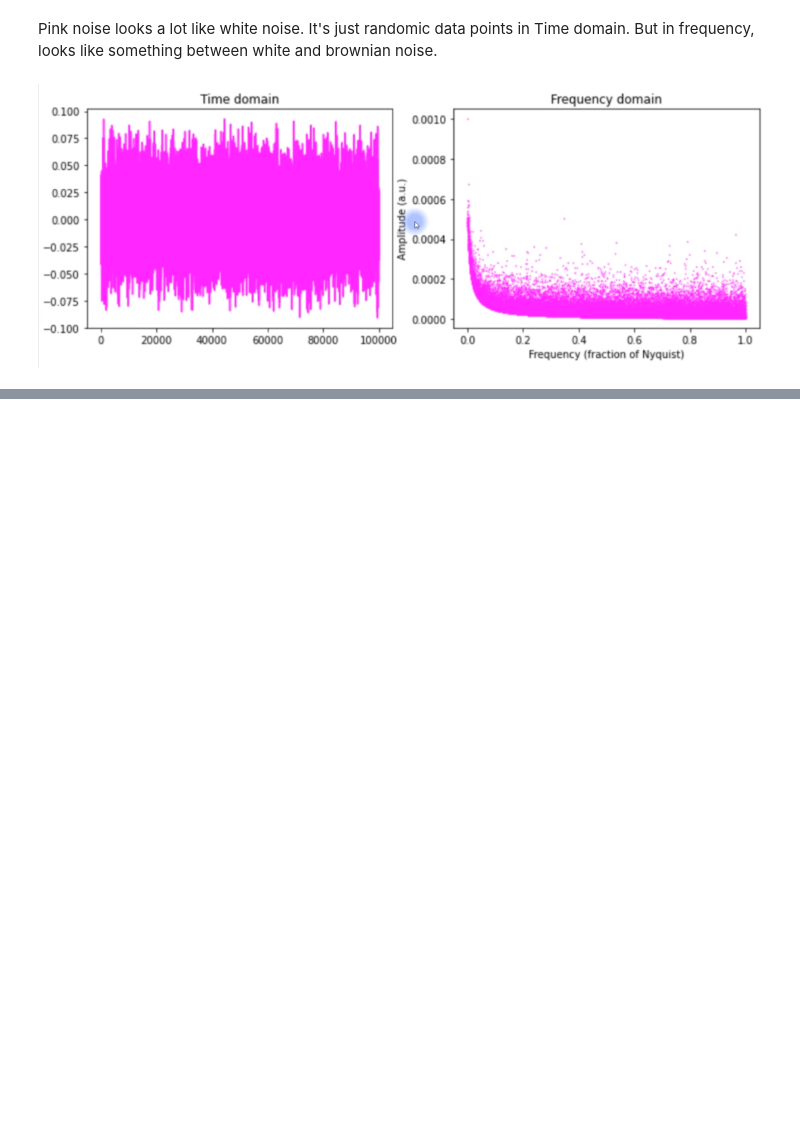
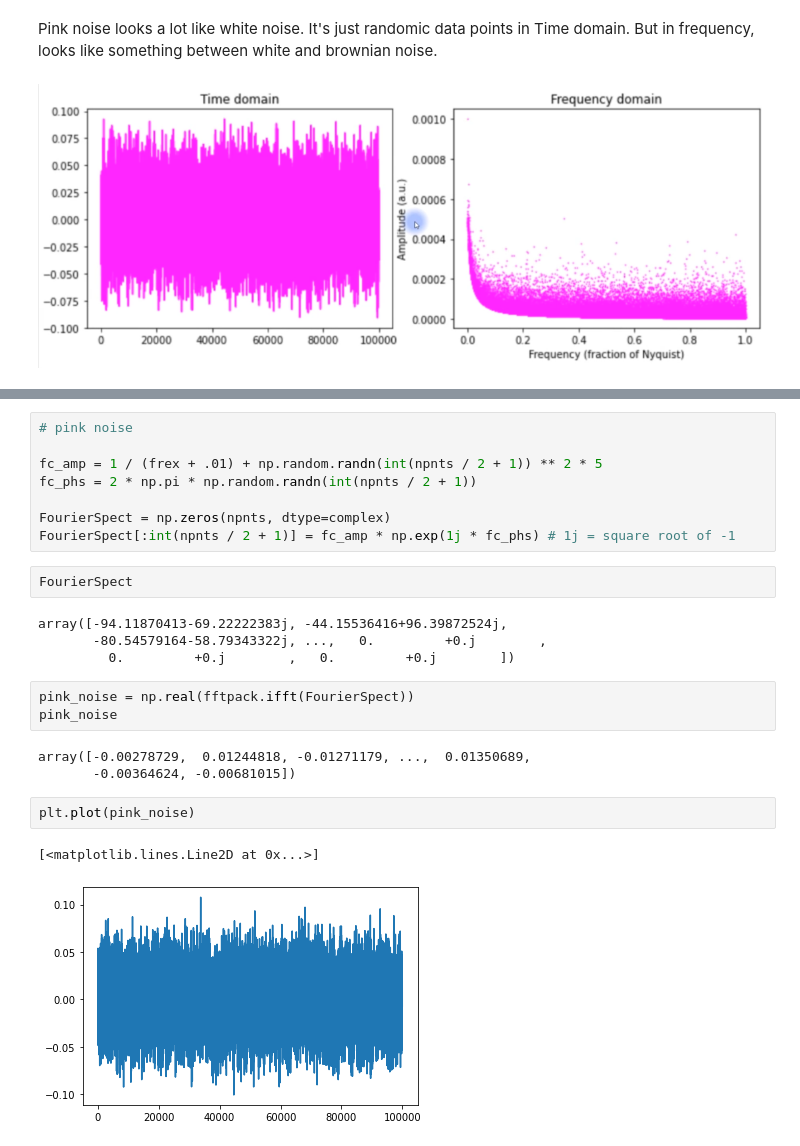
Before and after one commit to dantebarross/scientific-projects-with-python, a Jupyter notebook: The_colorful_rainbow_of_noise.ipynb, the cells around one changed output, grey strips where cells are left out. Saved outputs shown, nothing was run; the diff lists cells and outputs as text; blank space fills up the shorter version.

```diff
--- a/The_colorful_rainbow_of_noise.ipynb
+++ b/The_colorful_rainbow_of_noise.ipynb
@@ -94,0 +109,25 @@ Pink noise looks a lot like white noise. It's just randomic data points in Time
+# %%
+# pink noise
+
+fc_amp = 1 / (frex + .01) + np.random.randn(int(npnts / 2 + 1)) ** 2 * 5
+fc_phs = 2 * np.pi * np.random.randn(int(npnts / 2 + 1))
+
+FourierSpect = np.zeros(npnts, dtype=complex)
+FourierSpect[:int(npnts / 2 + 1)] = fc_amp * np.exp(1j * fc_phs) # 1j = square root of -1
+# %%
+FourierSpect
+# %% [output]
+array([-94.11870413-69.22222383j, -44.15536416+96.39872524j,
+       -80.54579164-58.79343322j, ...,   0.         +0.j        ,
+         0.         +0.j        ,   0.         +0.j        ])
+# %%
+pink_noise = np.real(fftpack.ifft(FourierSpect))
+pink_noise
+# %% [output]
+array([-0.00278729,  0.01244818, -0.01271179, ...,  0.01350689,
+       -0.00364624, -0.00681015])
+# %%
+plt.plot(pink_noise)
+# %% [output]
+[<matplotlib.lines.Line2D at 0x...>]
+[figure, added]
```
Also changed, not shown: parts of 24 cells of this notebook.
